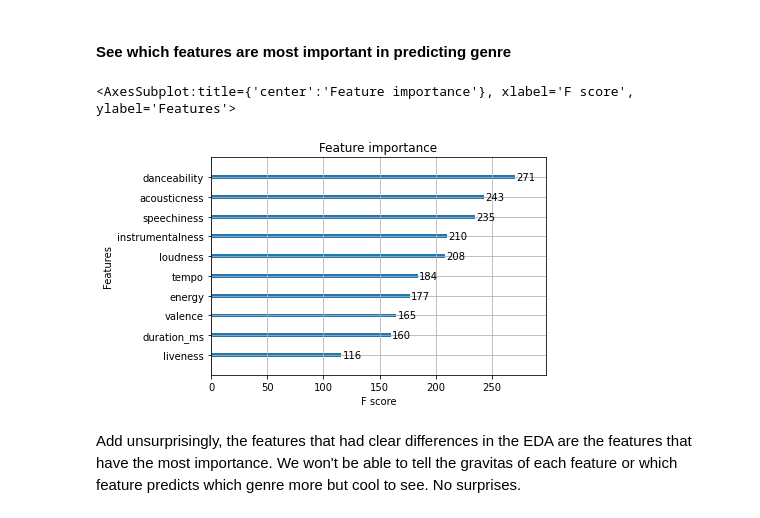
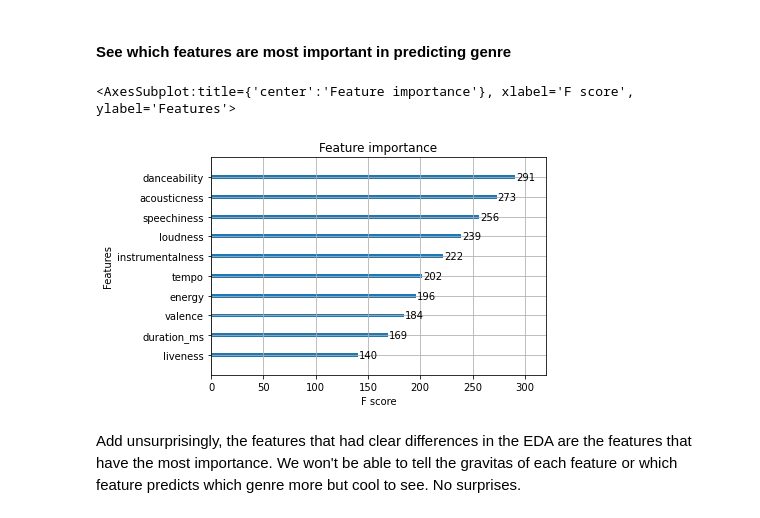
Before and after one commit to Hadryan/Music-Recommendation-System-24, a Jupyter notebook: Predict-Genre-Data-Modeling.ipynb, the cells around one changed output. Drawn from its saved outputs; the diff is of its cells as text; code cells hidden in the pictures.

```diff
--- a/Predict-Genre-Data-Modeling.ipynb
+++ b/Predict-Genre-Data-Modeling.ipynb
@@ -316,9 +339,9 @@ gbclf = GradientBoostingClassifier(random_state = 9)
 
 param_grid = [
     {
-     'n_estimators' : [50,75,100,125],
-     'learning_rate' : [.05, .1, .15, .2],
-     'max_depth': [1,2]
+     'n_estimators' : [100,125,],
+     'learning_rate' : [.15, .2,],
+     'max_depth': [1,2,]
     },
 ]
 
@@ -496,0 +524,7 @@ F1 Score: 0.6664085968708471
+# %%
+voting_clf = VotingClassifier(
+                estimators=[('xgb', gs_xgbc2.best_estimator_),
+                            ('gbclf', gs_gbclf.best_estimator_)],
+                voting='hard')
+
+voting_clf.fit(train_ohe, y_train)
@@ -501,3 +561,5 @@ best_model = gs_xgbc2.best_estimator_
+# %%
+best_model = voting_clf
 # %%
 X_final = df.drop('genre', axis = 1)
 y_final = df.genre
@@ -547,11 +611,13 @@ F1 Score: 0.7350702078615245
 Pretty high score for the test score for the set it trained on
 # %% [markdown]
 #### See which features are most important in predicting genre
+# %%
+vclf_xgbc = best_model.estimators_[0]
 # %%
 from xgboost import plot_importance
-plot_importance(best_model, max_num_features=10)
+plot_importance(vclf_xgbc, max_num_features=10)
 # %% [output]
 <AxesSubplot:title={'center':'Feature importance'}, xlabel='F score', ylabel='Features'>
-[figure, old version]
+[figure, new version]
 # %% [markdown]
 Add unsurprisingly, the features that had clear differences in the EDA are the features that have the most importance. We won't be able to tell the gravitas of each feature or which feature predicts which genre more but cool to see. No surprises.
```
Also changed, not shown: parts of 52 cells of this notebook, 5 other files.
